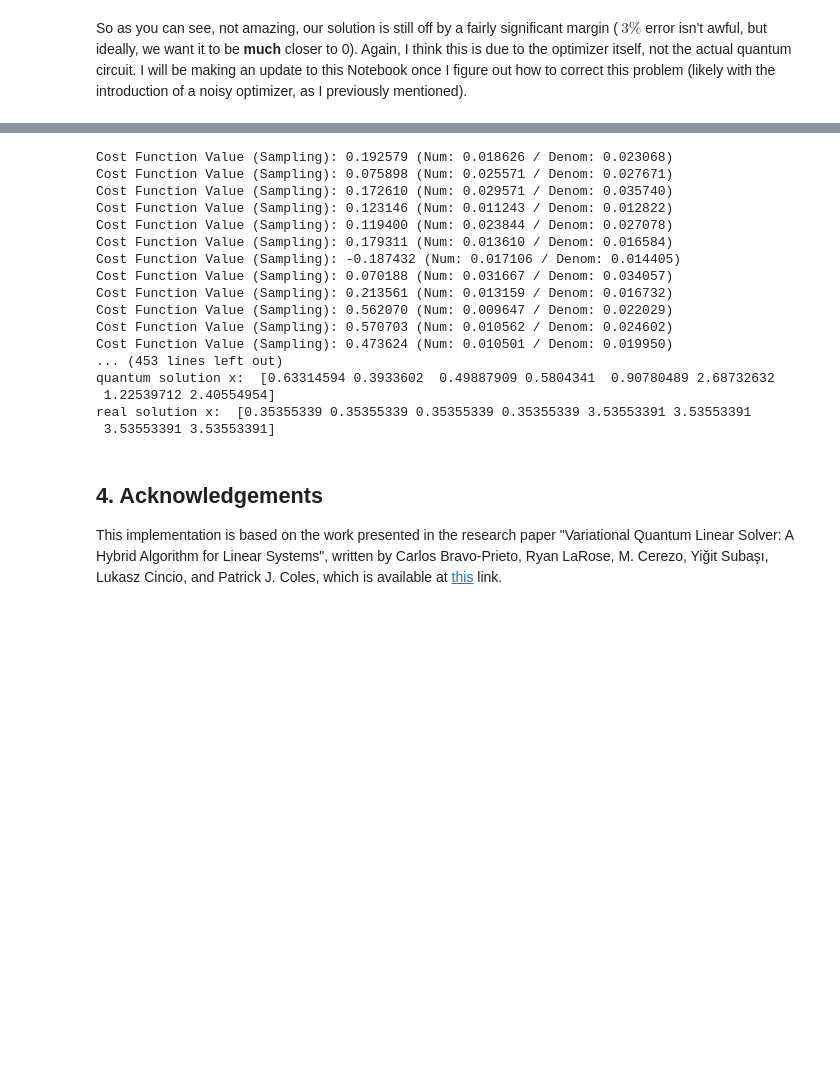
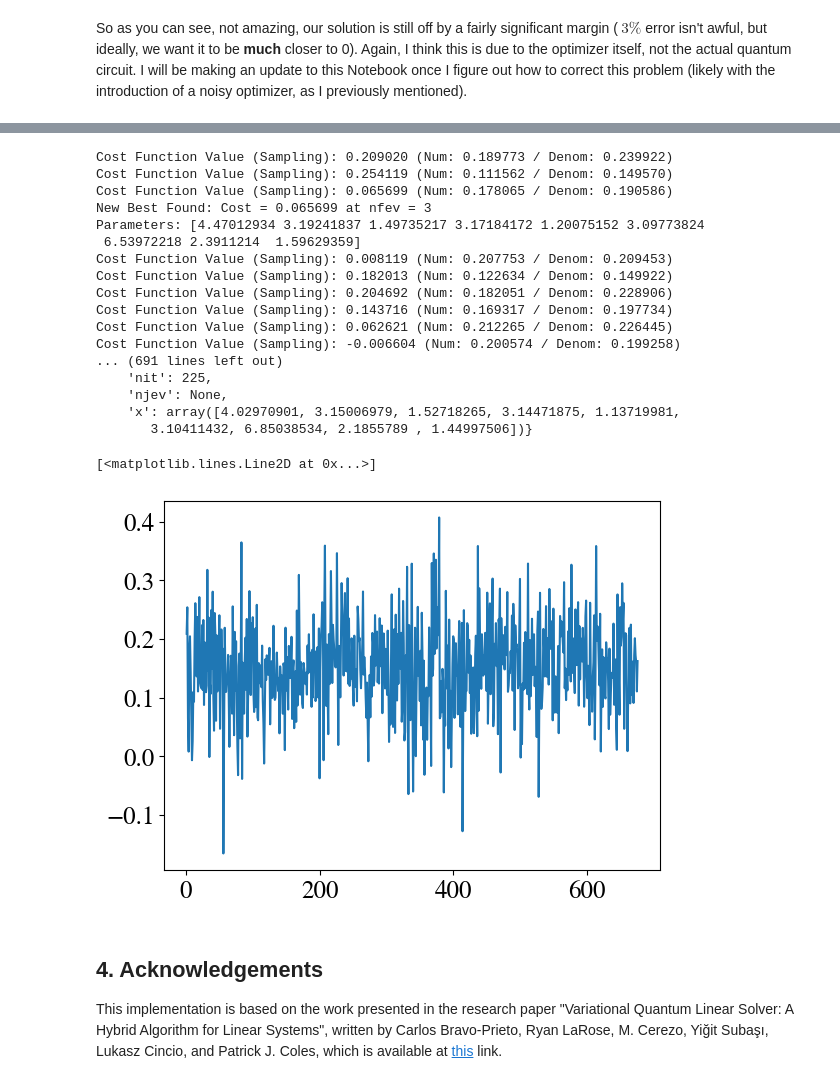
Before and after one commit to ZhiganovD/Numerical-methods-VQE, a Jupyter notebook: Alice_Gregor/Qiskit Notebook VQLS.ipynb, the cells around one changed output, grey strips where cells are left out. Cells and saved outputs as stored; diff of their text form; code cells hidden in the pictures; blank space fills up the shorter version.

```diff
--- a/Alice_Gregor/Qiskit Notebook VQLS.ipynb
+++ b/Alice_Gregor/Qiskit Notebook VQLS.ipynb
@@ -1347,39 +1359,56 @@ Cost Function Value: 0.231534 (Num: 0.205631 / Denom: 0.267586)
 # %%
-# COMPUTE AFTER CMA-ES Result
-# Using Qiskit SPSA: works, but converges slowly (0.1, 0.1 : 36m)
+# SPSA: COMPUTE AFTER CMA-ES Result
 from qiskit_algorithms.optimizers import SPSA
+lowest_cost_SPSA, best_params_SPSA = np.inf, x_warm
+def best_x_callback(nfev, parameters, value, stepsize, accepted):   #SPSA callback
+    global lowest_cost_SPSA, best_params_SPSA        #keeps track of the best value
+    if 0 < value < lowest_cost_SPSA :               #Conditional update of the best value
+        lowest_cost_SPSA = value
+        best_params_SPSA = np.copy(parameters)
+        print(f"New Best Found: Cost = {value:.6f} at nfev = {nfev}")
+        print(f"Parameters: {parameters}")
+    return best_params_SPSA, lowest_cost_SPSA
+
 spsa = SPSA(
     maxiter = num_params*25,      # recommended: 20–40× number of parameters
     learning_rate= 0.04,
     perturbation= 0.08,
-    blocking=False
+    blocking=False,
+    callback=best_x_callback
 )
 cost_history_SPSA_warmed = []
 shots = 1024
 out = spsa.minimize(
     fun=lambda x: calculate_cost_function_sampling(x,shots,coefficient_set_2,gate_set_2,cost_history_SPSA_warmed),
-    x0=x_warm
+    x0=x_warm           #using warmed x
 )
 print(out)
 out_f = [out.x[0:3], out.x[3:6], out.x[6:9]]
 # %% [output]
-Cost Function Value (Sampling): 0.192579 (Num: 0.018626 / Denom: 0.023068)
-Cost Function Value (Sampling): 0.075898 (Num: 0.025571 / Denom: 0.027671)
-Cost Function Value (Sampling): 0.172610 (Num: 0.029571 / Denom: 0.035740)
-Cost Function Value (Sampling): 0.123146 (Num: 0.011243 / Denom: 0.012822)
-Cost Function Value (Sampling): 0.119400 (Num: 0.023844 / Denom: 0.027078)
-Cost Function Value (Sampling): 0.179311 (Num: 0.013610 / Denom: 0.016584)
-Cost Function Value (Sampling): -0.187432 (Num: 0.017106 / Denom: 0.014405)
-Cost Function Value (Sampling): 0.070188 (Num: 0.031667 / Denom: 0.034057)
-Cost Function Value (Sampling): 0.213561 (Num: 0.013159 / Denom: 0.016732)
-Cost Function Value (Sampling): 0.562070 (Num: 0.009647 / Denom: 0.022029)
-Cost Function Value (Sampling): 0.570703 (Num: 0.010562 / Denom: 0.024602)
-Cost Function Value (Sampling): 0.473624 (Num: 0.010501 / Denom: 0.019950)
-... (453 lines left out)
-quantum solution x:  [0.63314594 0.3933602  0.49887909 0.5804341  0.90780489 2.68732632
- 1.22539712 2.40554954]
-real solution x:  [0.35355339 0.35355339 0.35355339 0.35355339 3.53553391 3.53553391
- 3.53553391 3.53553391]
+Cost Function Value (Sampling): 0.209020 (Num: 0.189773 / Denom: 0.239922)
+Cost Function Value (Sampling): 0.254119 (Num: 0.111562 / Denom: 0.149570)
+Cost Function Value (Sampling): 0.065699 (Num: 0.178065 / Denom: 0.190586)
+New Best Found: Cost = 0.065699 at nfev = 3
+Parameters: [4.47012934 3.19241837 1.49735217 3.17184172 1.20075152 3.09773824
+ 6.53972218 2.3911214  1.59629359]
+Cost Function Value (Sampling): 0.008119 (Num: 0.207753 / Denom: 0.209453)
+Cost Function Value (Sampling): 0.182013 (Num: 0.122634 / Denom: 0.149922)
+Cost Function Value (Sampling): 0.204692 (Num: 0.182051 / Denom: 0.228906)
+Cost Function Value (Sampling): 0.143716 (Num: 0.169317 / Denom: 0.197734)
+Cost Function Value (Sampling): 0.062621 (Num: 0.212265 / Denom: 0.226445)
+Cost Function Value (Sampling): -0.006604 (Num: 0.200574 / Denom: 0.199258)
+... (691 lines left out)
+    'nit': 225,
+    'njev': None,
+    'x': array([4.02970901, 3.15006979, 1.52718265, 3.14471875, 1.13719981,
+       3.10411432, 6.85038534, 2.1855789 , 1.44997506])}
+# %%
+nfev = len(cost_history_SPSA_warmed)
+import matplotlib.pyplot as plt
+plt.plot(range(1,nfev+1), cost_history_SPSA_warmed)
+# %% [output]
+[<matplotlib.lines.Line2D at 0x...>]
+[figure, added]
 # %%
 
 circ = QuantumCircuit(3, 3)
```
Also changed, not shown: parts of 2 cells of this notebook, 9 other files.
